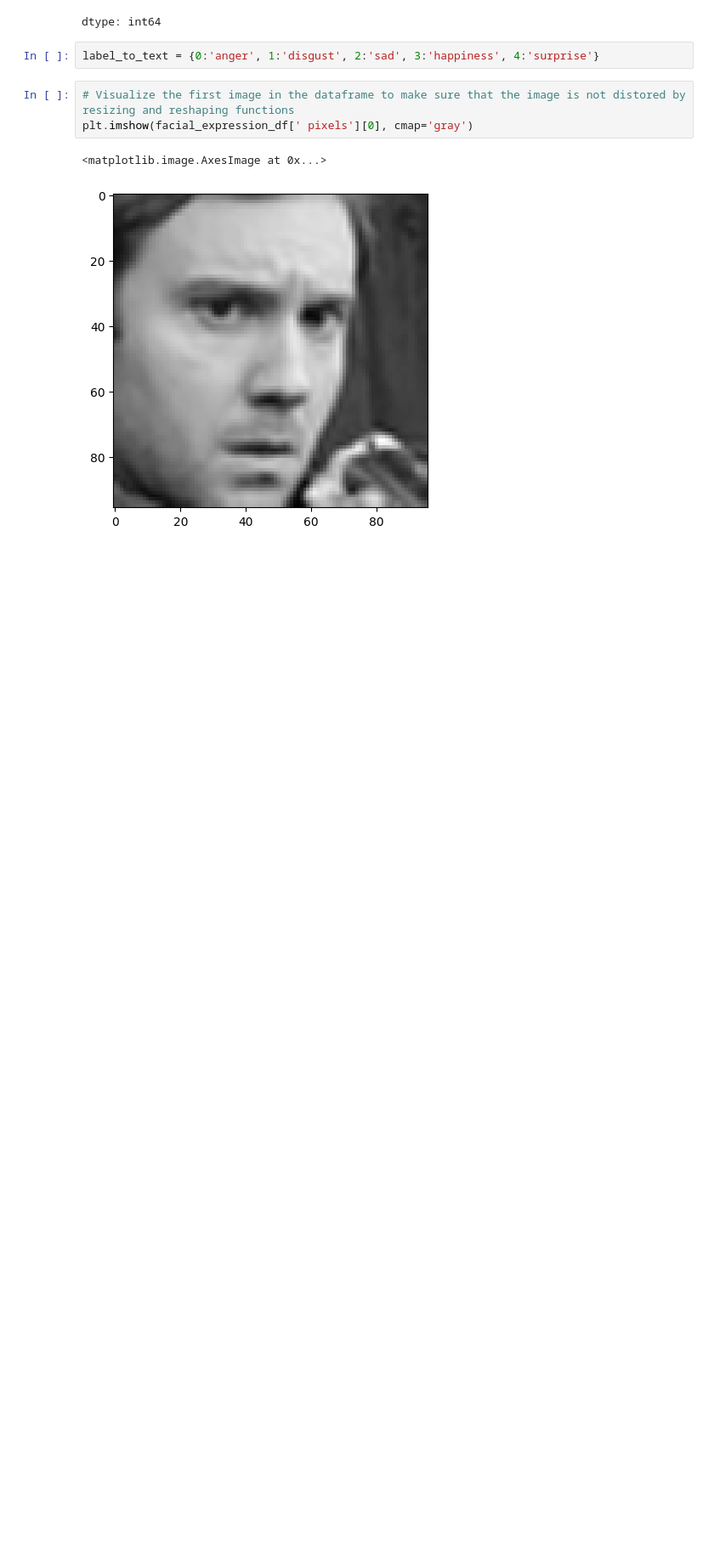
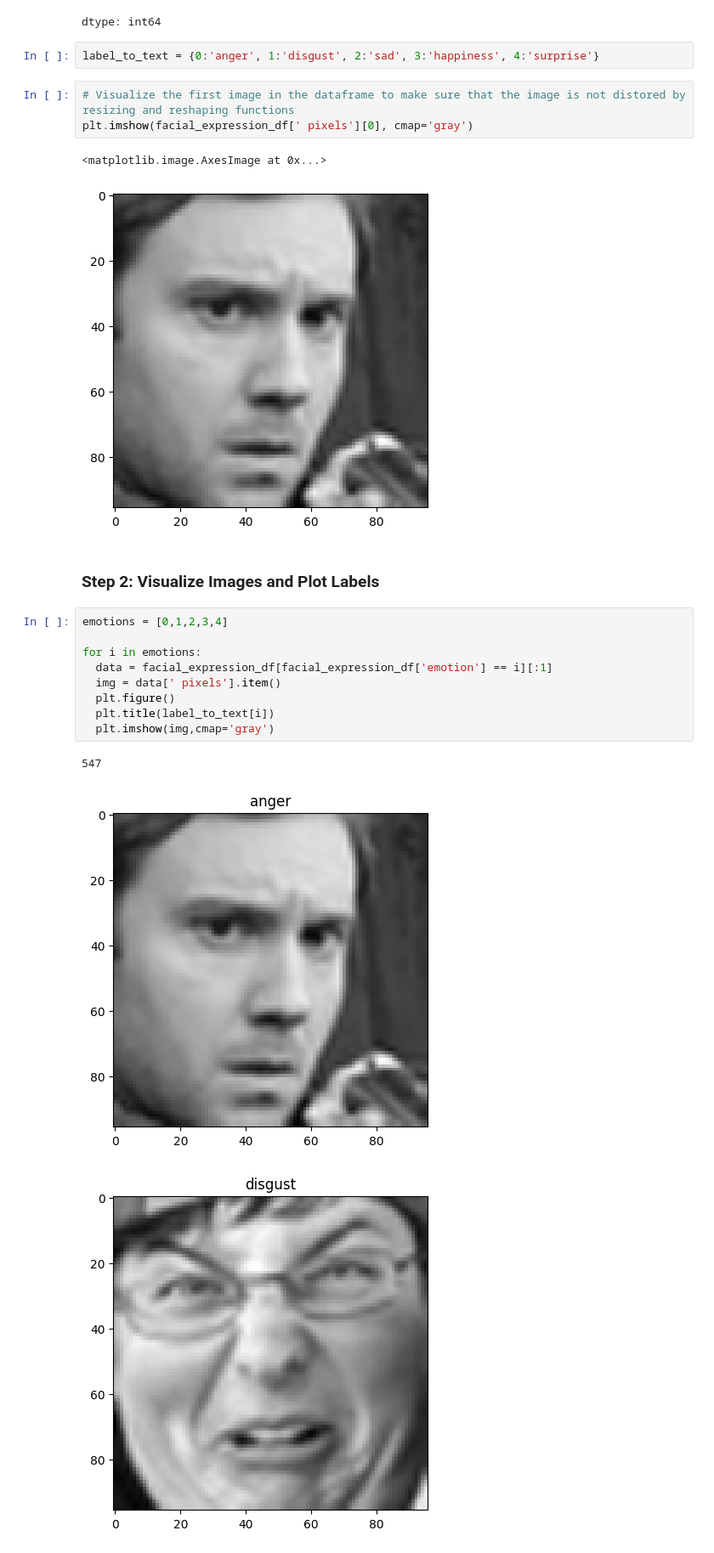
Before and after one commit to ImanNoferesti/Emotion_AI_Python, a Jupyter notebook: 2_Facial_Expression_Detection_AI.ipynb, the cells around one changed output. Shown at 85% size. Drawn from its saved outputs; the diff is of its cells as text; blank space fills up the shorter version.

Commit message:
Added step 2

```diff
--- a/2_Facial_Expression_Detection_AI.ipynb
+++ b/2_Facial_Expression_Detection_AI.ipynb
@@ -131,3 +131,18 @@ plt.imshow(facial_expression_df[' pixels'][0], cmap='gray')
 # %% [output]
 <matplotlib.image.AxesImage at 0x...>
 [figure]
+# %% [markdown]
+### Step 2: Visualize Images and Plot Labels
+# %%
+emotions = [0,1,2,3,4]
+
+for i in emotions:
+  data = facial_expression_df[facial_expression_df['emotion'] == i][:1]
+  img = data[' pixels'].item()
+  plt.figure()
+  plt.title(label_to_text[i])
+  plt.imshow(img,cmap='gray')
+# %% [output]
+547
+[figure, added]
+[figure, added]
```
Also changed, not shown: parts of 4 cells of this notebook.
